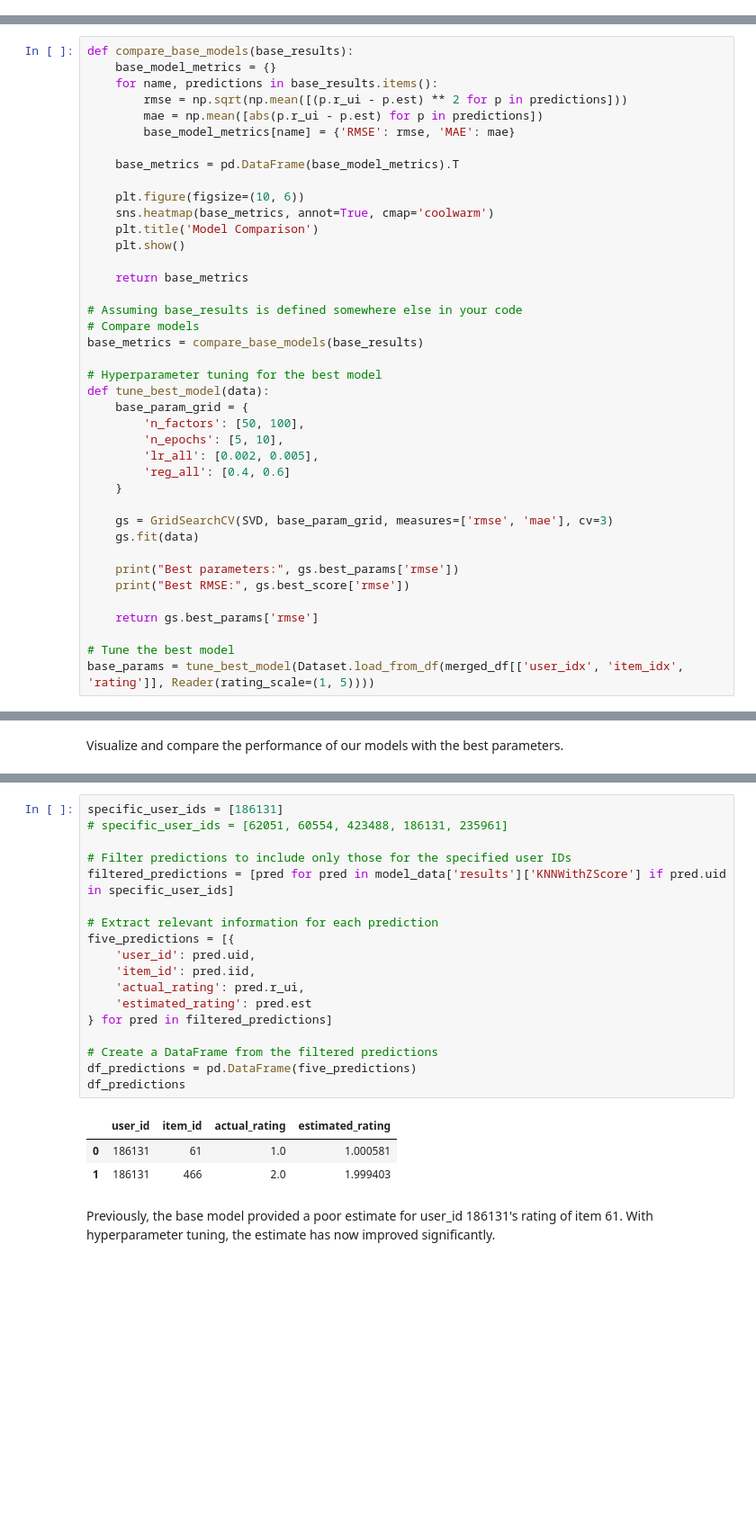
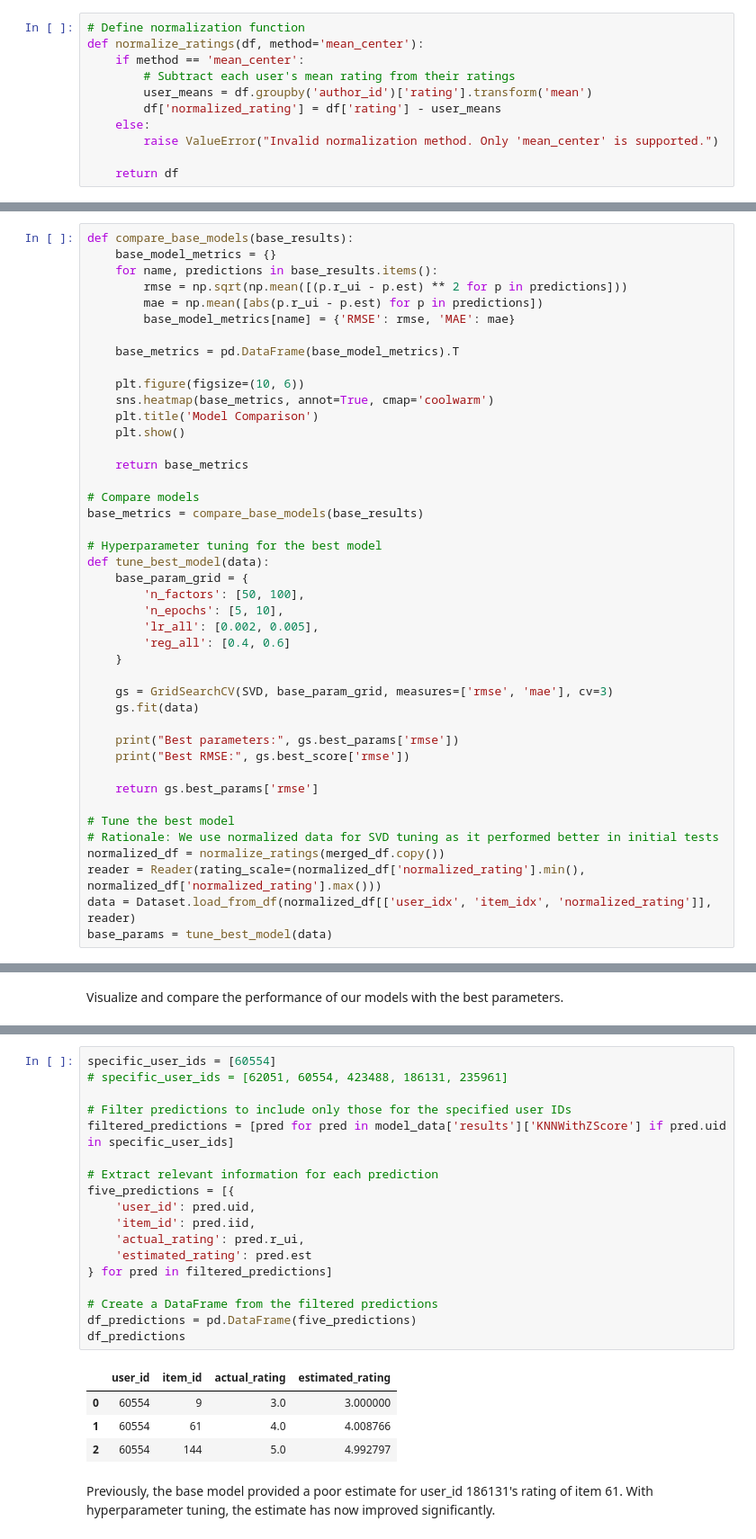
Before and after one commit to renaqd/team1-ADS505, a Jupyter notebook: team1-recommendation_sys.ipynb, the cells around one changed output, grey strips where cells are left out. Shown: that part at 90% size. Cells and saved outputs as stored; diff of their text form; blank space fills up the shorter version.

```diff
--- a/team1-recommendation_sys.ipynb
+++ b/team1-recommendation_sys.ipynb
@@ -81,0 +87,11 @@ This section handles missing values and prepares the data for model training.
+# %%
+# Define normalization function
+def normalize_ratings(df, method='mean_center'):
+    if method == 'mean_center':
+        # Subtract each user's mean rating from their ratings
+        user_means = df.groupby('author_id')['rating'].transform('mean')
+        df['normalized_rating'] = df['rating'] - user_means
+    else:
+        raise ValueError("Invalid normalization method. Only 'mean_center' is supported.")
+
+    return df
@@ -298,7 +342,6 @@ def compare_base_models(base_results):
 
     return base_metrics
 
-# Assuming base_results is defined somewhere else in your code
 # Compare models
 base_metrics = compare_base_models(base_results)
 
@@ -320,5 +363,9 @@ def tune_best_model(data):
     return gs.best_params['rmse']
 
 # Tune the best model
-base_params = tune_best_model(Dataset.load_from_df(merged_df[['user_idx', 'item_idx', 'rating']], Reader(rating_scale=(1, 5))))
+# Rationale: We use normalized data for SVD tuning as it performed better in initial tests
+normalized_df = normalize_ratings(merged_df.copy())
+reader = Reader(rating_scale=(normalized_df['normalized_rating'].min(), normalized_df['normalized_rating'].max()))
+data = Dataset.load_from_df(normalized_df[['user_idx', 'item_idx', 'normalized_rating']], reader)
+base_params = tune_best_model(data)
 # %% [output]
@@ -469,25 +545,26 @@ On average, the KNNWithZScore is off by 0.036. Therefore we will use it as the b
 # %%
-specific_user_ids = [186131]
+specific_user_ids = [60554]
 # specific_user_ids = [62051, 60554, 423488, 186131, 235961]
 
 # Filter predictions to include only those for the specified user IDs
 filtered_predictions = [pred for pred in model_data['results']['KNNWithZScore'] if pred.uid in specific_user_ids]
 
 # Extract relevant information for each prediction
 five_predictions = [{
     'user_id': pred.uid,
     'item_id': pred.iid,
     'actual_rating': pred.r_ui,
     'estimated_rating': pred.est
 } for pred in filtered_predictions]
 
 # Create a DataFrame from the filtered predictions
 df_predictions = pd.DataFrame(five_predictions)
 df_predictions
 # %% [output]
 |  | user_id | item_id | actual_rating | estimated_rating |
-| 0 | 186131 | 61 | 1.0 | 1.000581 |
-| 1 | 186131 | 466 | 2.0 | 1.999403 |
+| 0 | 60554 | 9 | 3.0 | 3.000000 |
+| 1 | 60554 | 61 | 4.0 | 4.008766 |
+| 2 | 60554 | 144 | 5.0 | 4.992797 |
 # %% [markdown]
 Previously, the base model provided a poor estimate for user_id 186131's rating of item 61. With hyperparameter tuning, the estimate has now improved significantly.
 # %% [markdown]
```
Also changed, not shown: parts of 16 cells of this notebook.
